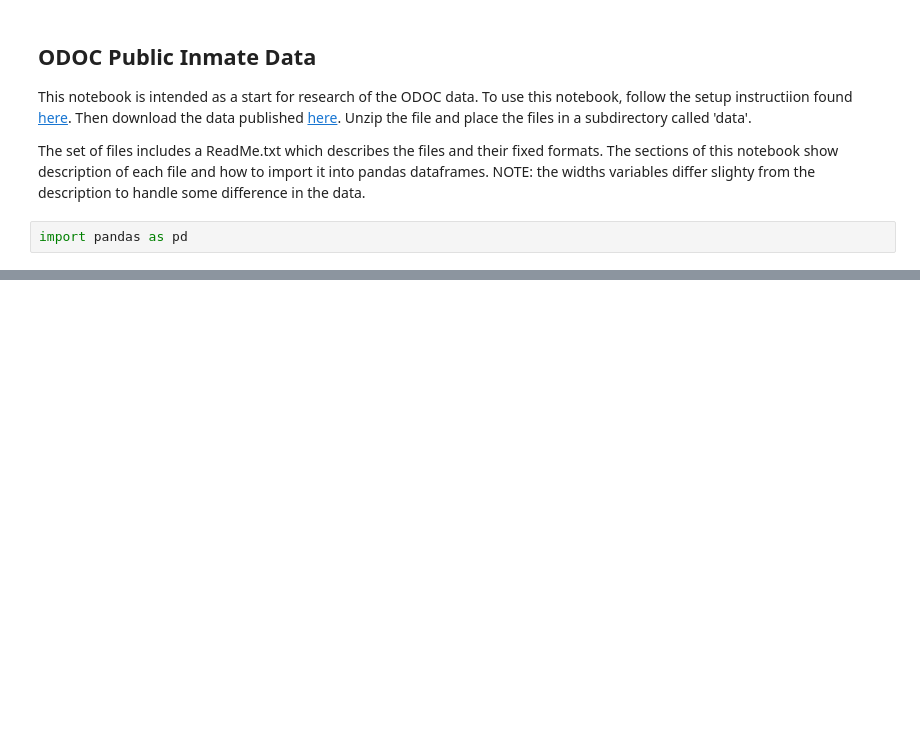
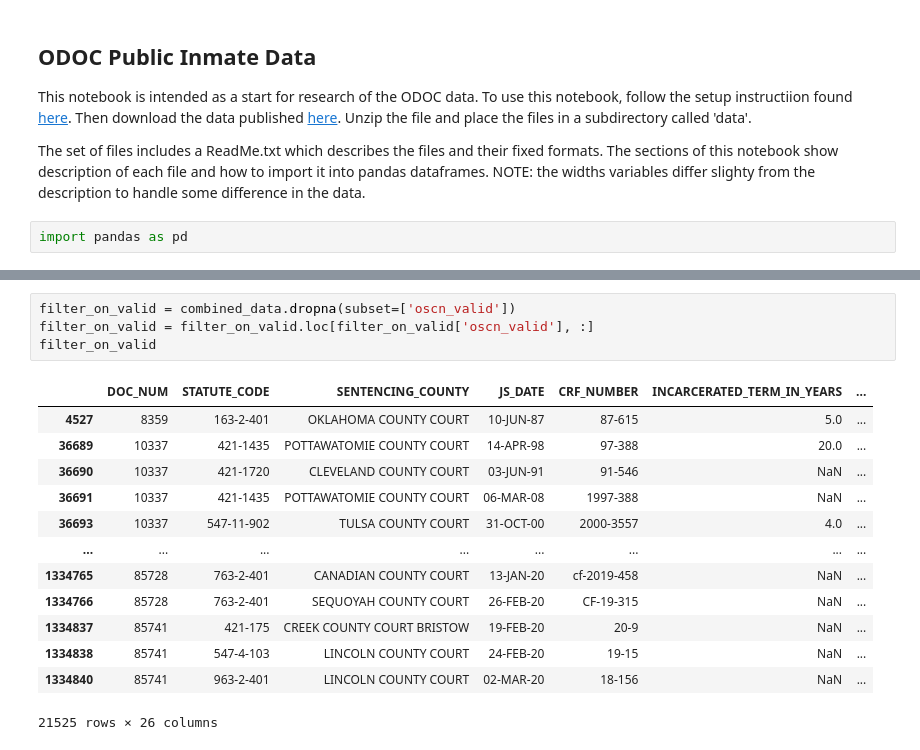
Before and after one commit to codefortulsa/odoc-parse, a Jupyter notebook: Cleanup New Data.ipynb, the cells around one changed output, grey strips where cells are left out. Saved outputs shown, nothing was run; the diff lists cells and outputs as text; blank space fills up the shorter version.

```diff
--- a/Cleanup New Data.ipynb
+++ b/Cleanup New Data.ipynb
@@ -339,0 +237,18 @@ joined_df
+# %%
+filter_on_valid = combined_data.dropna(subset=['oscn_valid'])
+filter_on_valid = filter_on_valid.loc[filter_on_valid['oscn_valid'], :]
+filter_on_valid
+# %% [output]
+|  | DOC_NUM | STATUTE_CODE | SENTENCING_COUNTY | JS_DATE | CRF_NUMBER | INCARCERATED_TERM_IN_YEARS | ... |
+| 4527 | 8359 | 163-2-401 | OKLAHOMA COUNTY COURT | 10-JUN-87 | 87-615 | 5.0 | ... |
+| 36689 | 10337 | 421-1435 | POTTAWATOMIE COUNTY COURT | 14-APR-98 | 97-388 | 20.0 | ... |
+| 36690 | 10337 | 421-1720 | CLEVELAND COUNTY COURT | 03-JUN-91 | 91-546 | NaN | ... |
+| 36691 | 10337 | 421-1435 | POTTAWATOMIE COUNTY COURT | 06-MAR-08 | 1997-388 | NaN | ... |
+| 36693 | 10337 | 547-11-902 | TULSA COUNTY COURT | 31-OCT-00 | 2000-3557 | 4.0 | ... |
+| ... | ... | ... | ... | ... | ... | ... | ... |
+| 1334765 | 85728 | 763-2-401 | CANADIAN COUNTY COURT | 13-JAN-20 | cf-2019-458 | NaN | ... |
+| 1334766 | 85728 | 763-2-401 | SEQUOYAH COUNTY COURT | 26-FEB-20 | CF-19-315 | NaN | ... |
+| 1334837 | 85741 | 421-175 | CREEK COUNTY COURT BRISTOW | 19-FEB-20 | 20-9 | NaN | ... |
+| 1334838 | 85741 | 547-4-103 | LINCOLN COUNTY COURT | 24-FEB-20 | 19-15 | NaN | ... |
+| 1334840 | 85741 | 963-2-401 | LINCOLN COUNTY COURT | 02-MAR-20 | 18-156 | NaN | ... |
+21525 rows × 26 columns
```
Also changed, not shown: parts of 8 cells of this notebook.
